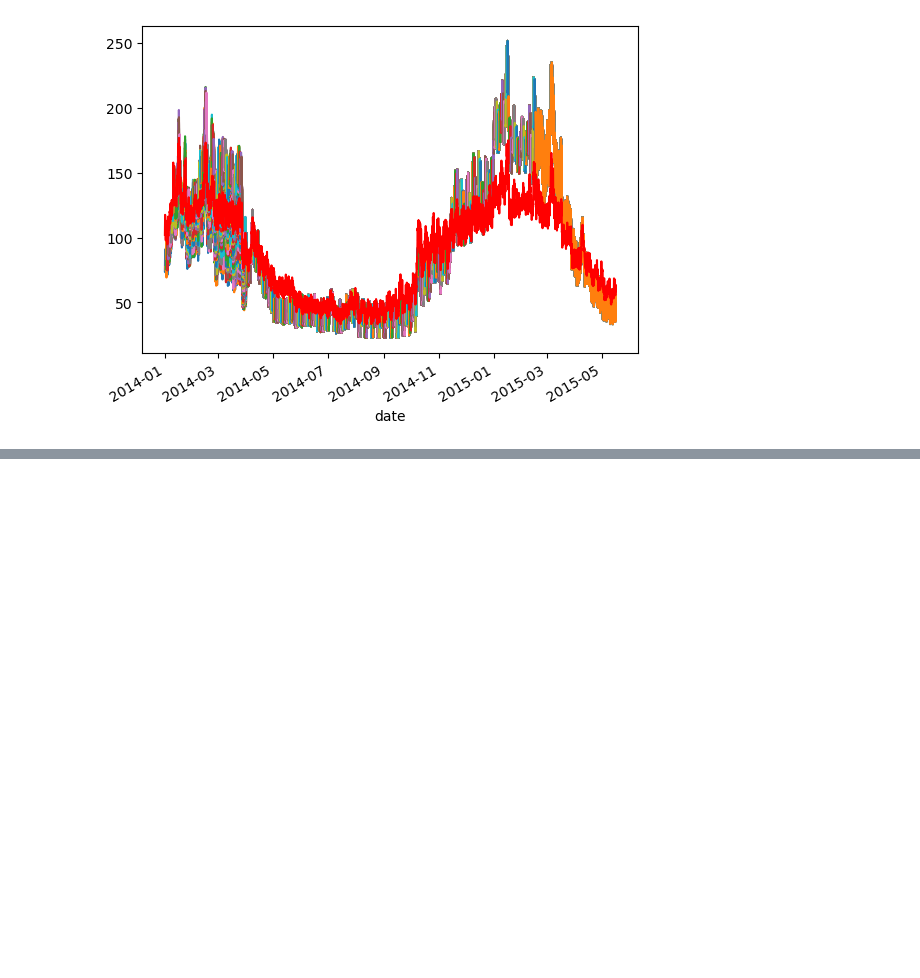
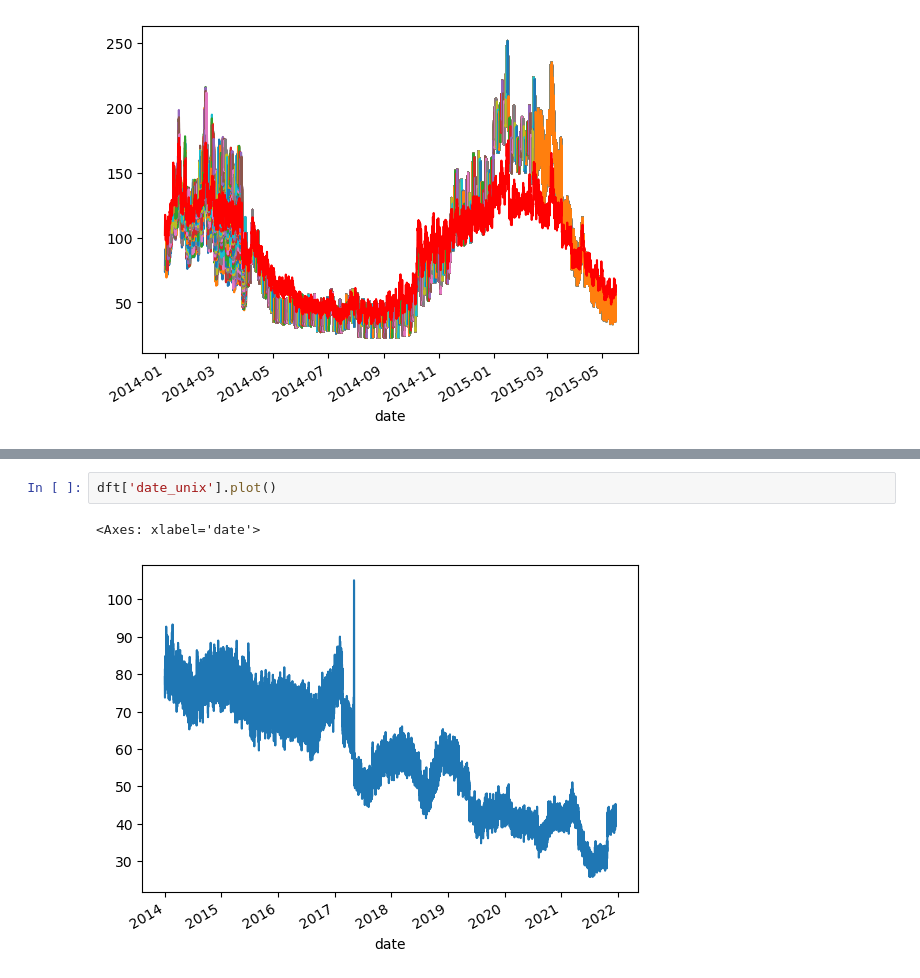
Before and after one commit to m-edal/normet, a Jupyter notebook: tutorials/Case1_autodeweather.ipynb, the cells around one changed output, grey strips where cells are left out. Cells and saved outputs as stored; diff of their text form; blank space fills up the shorter version.

```diff
--- a/tutorials/Case1_autodeweather.ipynb
+++ b/tutorials/Case1_autodeweather.ipynb
@@ -320,0 +336,5 @@ ax.legend().set_visible(False)
+# %%
+dft['date_unix'].plot()
+# %% [output]
+<Axes: xlabel='date'>
+[figure, added]
```
Also changed, not shown: parts of 5 cells of this notebook.
